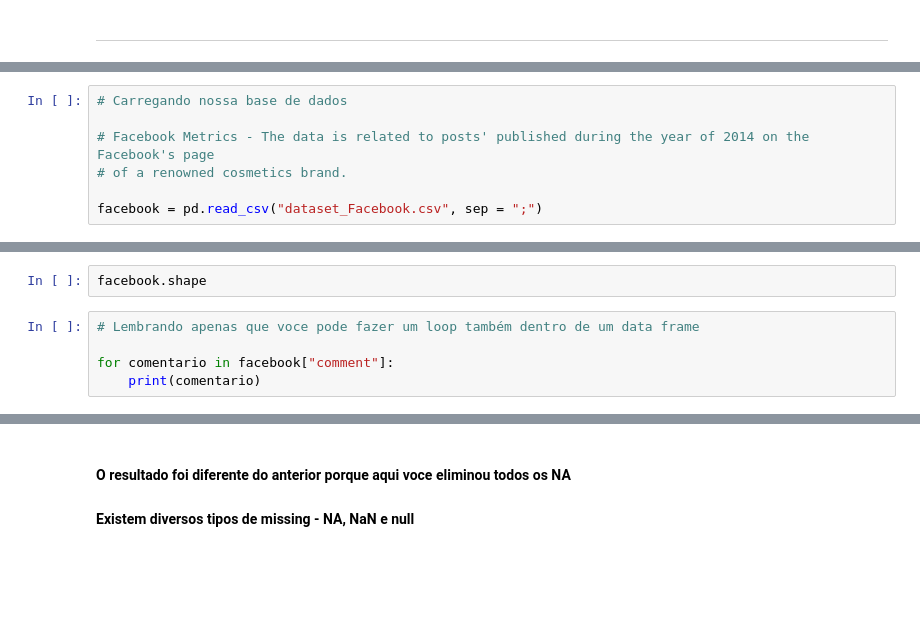
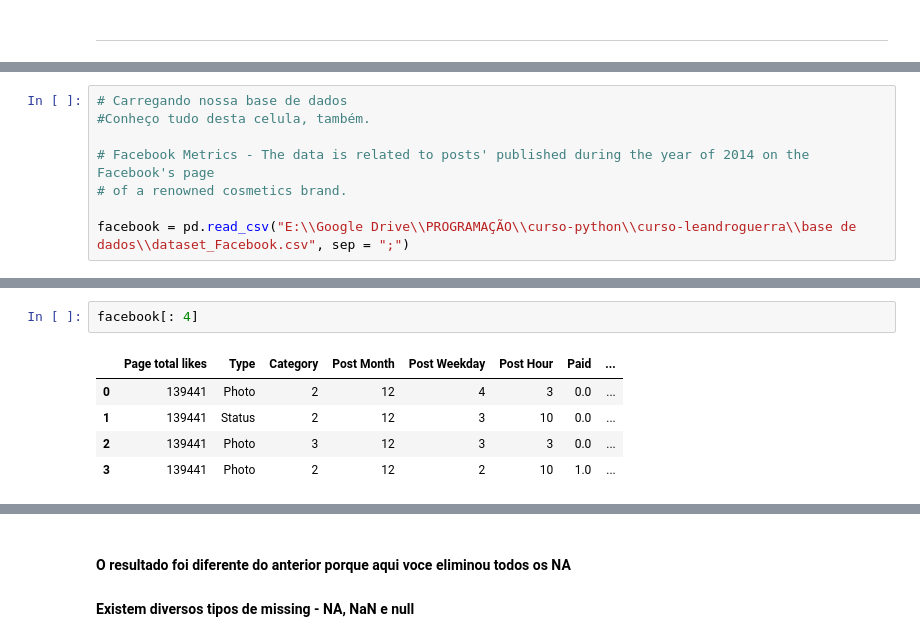
Before and after one commit to lucian-bonifacio/curso-python, a Jupyter notebook: curso-leandroguerra/Aula 17 - Pandas - Data Frame e manipulação de dados - Parte 2.ipynb, the cells around one changed output, grey strips where cells are left out. Drawn from its saved outputs; the diff is of its cells as text; blank space fills up the shorter version.

```diff
--- a/curso-leandroguerra/Aula 17 - Pandas - Data Frame e manipulação de dados - Parte 2.ipynb
+++ b/curso-leandroguerra/Aula 17 - Pandas - Data Frame e manipulação de dados - Parte 2.ipynb
@@ -17,9 +18,10 @@ os.chdir("C:\\Users\\engle\\OM Na Pratica\\Python\\Bases de Dados")
 # %%
 # Carregando nossa base de dados
+#Conheço tudo desta celula, também.
 
 # Facebook Metrics - The data is related to posts' published during the year of 2014 on the Facebook's page
 # of a renowned cosmetics brand.
 
-facebook = pd.read_csv("dataset_Facebook.csv", sep = ";")
+facebook = pd.read_csv("E:\\Google Drive\\PROGRAMAÇÃO\\curso-python\\curso-leandroguerra\\base de dados\\dataset_Facebook.csv", sep = ";")
 # %%
 # Fazendo um check rapido
@@ -28,9 +111,10 @@ facebook.columns
 # %%
-facebook.shape
+facebook[: 4]
+# %% [output]
+|  | Page total likes | Type | Category | Post Month | Post Weekday | Post Hour | Paid | ... |
+| 0 | 139441 | Photo | 2 | 12 | 4 | 3 | 0.0 | ... |
+| 1 | 139441 | Status | 2 | 12 | 3 | 10 | 0.0 | ... |
+| 2 | 139441 | Photo | 3 | 12 | 3 | 3 | 0.0 | ... |
+| 3 | 139441 | Photo | 2 | 12 | 2 | 10 | 1.0 | ... |
-# %%
-# Lembrando apenas que voce pode fazer um loop também dentro de um data frame
-
-for comentario in facebook["comment"]:
-    print(comentario)
 # %%
 # E que voce pode criar um subset do seu data frame
```
Also changed, not shown: parts of 27 cells of this notebook, 2 other files.
